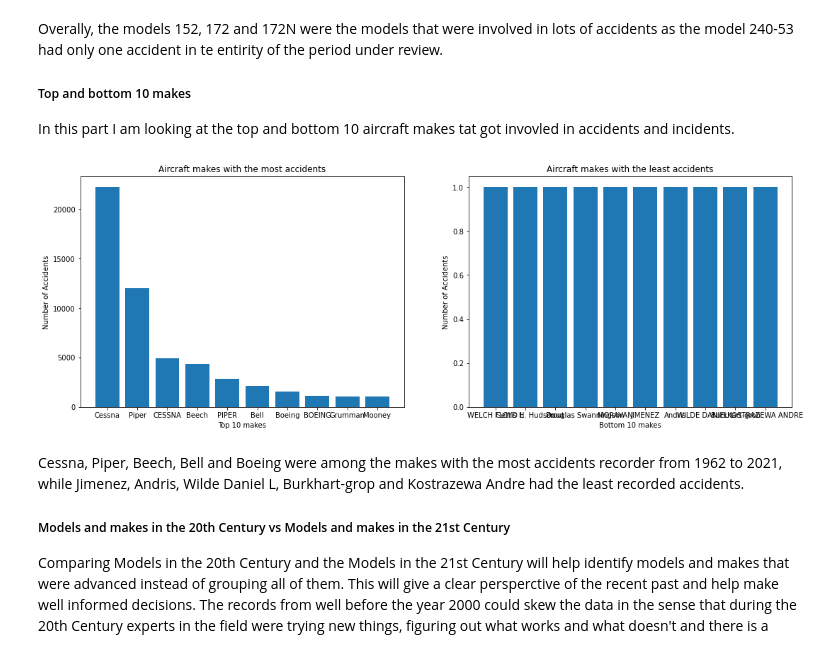
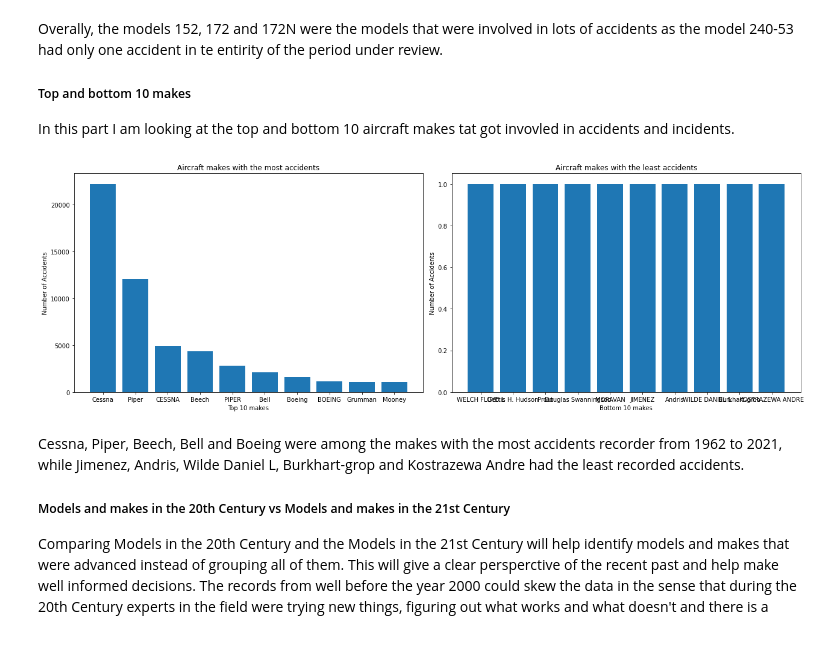
Before and after one commit to Assesa44/Phase1_project, a Jupyter notebook: notebook.ipynb, the cells around one changed output. Saved outputs shown, nothing was run; the diff lists cells and outputs as text; code cells hidden in the pictures.

```diff
--- a/notebook.ipynb
+++ b/notebook.ipynb
@@ -361,35 +364,38 @@ Top_10_makes = list(Aviation_data['Make'].value_counts().index[0:10])
 Top_10_makes_count = list(Aviation_data['Make'].value_counts().head(10))
 
 #Bottom makes
 Bottom_10_makes =  list(Aviation_data['Make'].value_counts().index[-10:])
 Bottom_10_makes_count =  list(Aviation_data['Make'].value_counts().tail(10))
 
 #preparing data for plotting
 #titles
 title_1 = "Aircraft makes with the most accidents"
 title_2 = "Aircraft makes with the least accidents"
 
 #labels
 x_label1 = "Top 10 makes"
 x_label2 = "Bottom 10 makes"
 y_label = 'Number of Accidents'
 
 #Plotting a figure with 2 bar charts
 fig, (ax1, ax2) = plt.subplots(figsize= (18, 6), ncols=2)
 
 #ax1
 ax1.bar(Top_10_makes, Top_10_makes_count)
 ax1.set_title(title_1)
 ax1.set_xlabel(x_label1)
 ax1.set_ylabel(y_label)
 
 #ax2
 ax2.bar(Bottom_10_makes, Bottom_10_makes_count)
 ax2.set_title(title_2)
 ax2.set_xlabel(x_label2)
-ax2.set_ylabel(y_label);
+ax2.set_ylabel(y_label)
+
+#adjusting layout
+plt.tight_layout();
 # %% [output]
-[figure, old version]
+[figure, new version]
 # %% [markdown]
 Cessna, Piper, Beech, Bell and Boeing were among the makes with the most accidents recorder from 1962 to 2021, while Jimenez, Andris, Wilde Daniel L, Burkhart-grop and Kostrazewa Andre had the least recorded accidents.
 
```
Also changed, not shown: parts of 2 cells of this notebook.
